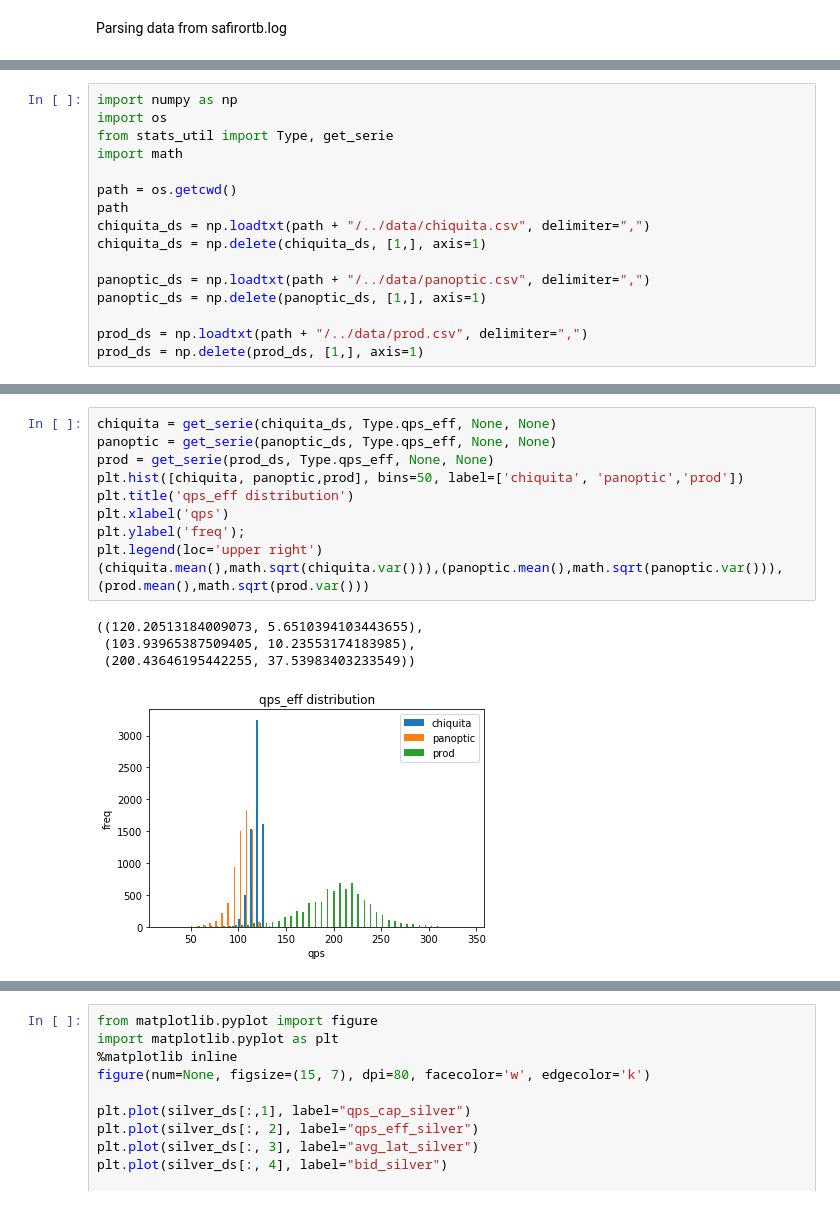
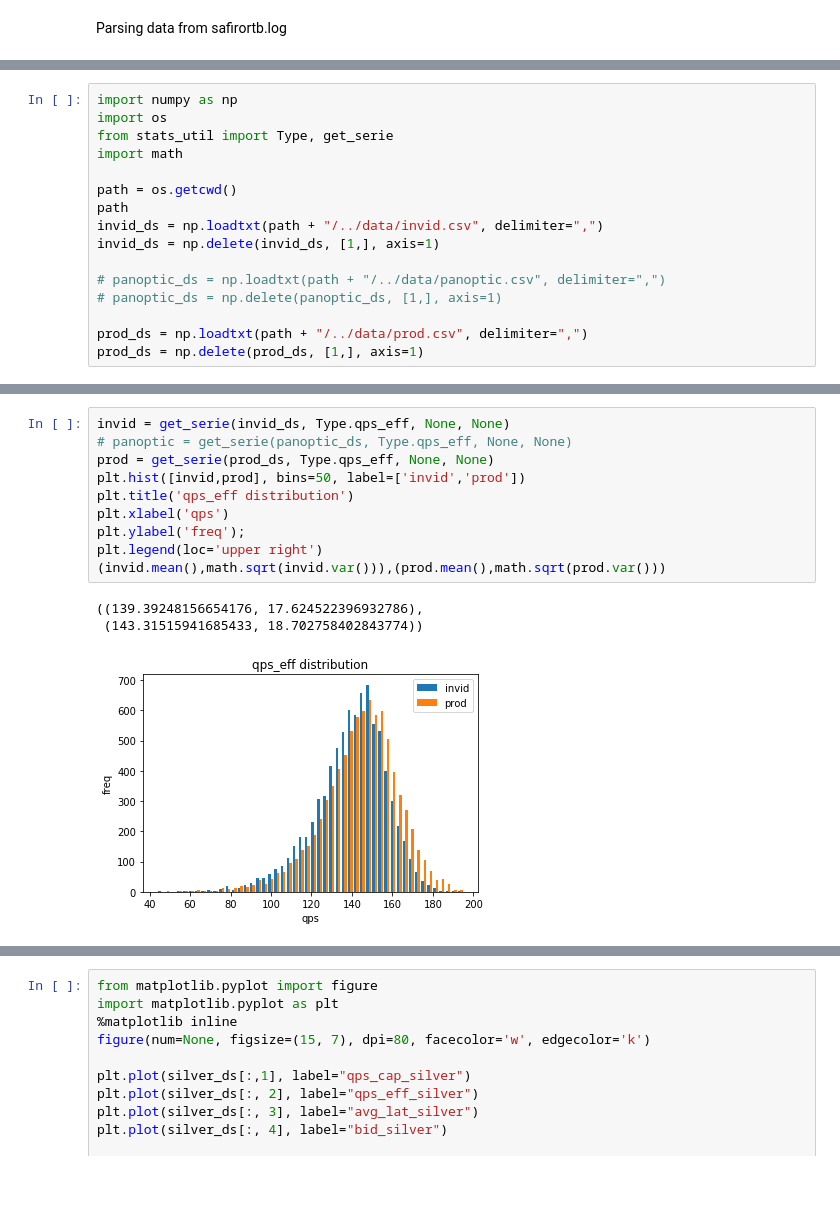
Before and after one commit to gmaggiotti/bidder-stats, a Jupyter notebook: src/ap_canaries.ipynb, the cells around one changed output, grey strips where cells are left out. Drawn from its saved outputs; the diff is of its cells as text.

```diff
--- a/src/ap_canaries.ipynb
+++ b/src/ap_canaries.ipynb
@@ -24,11 +23,11 @@ import math
 
 path = os.getcwd()
 path
-chiquita_ds = np.loadtxt(path + "/../data/chiquita.csv", delimiter=",")
-chiquita_ds = np.delete(chiquita_ds, [1,], axis=1)
+invid_ds = np.loadtxt(path + "/../data/invid.csv", delimiter=",")
+invid_ds = np.delete(invid_ds, [1,], axis=1)
 
-panoptic_ds = np.loadtxt(path + "/../data/panoptic.csv", delimiter=",")
-panoptic_ds = np.delete(panoptic_ds, [1,], axis=1)
+# panoptic_ds = np.loadtxt(path + "/../data/panoptic.csv", delimiter=",")
+# panoptic_ds = np.delete(panoptic_ds, [1,], axis=1)
 
 prod_ds = np.loadtxt(path + "/../data/prod.csv", delimiter=",")
 prod_ds = np.delete(prod_ds, [1,], axis=1)
@@ -56,16 +55,15 @@ plt.legend(loc='upper right')
 # %%
-chiquita = get_serie(chiquita_ds, Type.qps_eff, None, None)
-panoptic = get_serie(panoptic_ds, Type.qps_eff, None, None)
+invid = get_serie(invid_ds, Type.qps_eff, None, None)
+# panoptic = get_serie(panoptic_ds, Type.qps_eff, None, None)
 prod = get_serie(prod_ds, Type.qps_eff, None, None)
-plt.hist([chiquita, panoptic,prod], bins=50, label=['chiquita', 'panoptic','prod'])
+plt.hist([invid,prod], bins=50, label=['invid','prod'])
 plt.title('qps_eff distribution')
 plt.xlabel('qps')
 plt.ylabel('freq');
 plt.legend(loc='upper right')
-(chiquita.mean(),math.sqrt(chiquita.var())),(panoptic.mean(),math.sqrt(panoptic.var())),(prod.mean(),math.sqrt(prod.var()))
+(invid.mean(),math.sqrt(invid.var())),(prod.mean(),math.sqrt(prod.var()))
 # %% [output]
-((120.20513184009073, 5.6510394103443655),
- (103.93965387509405, 10.23553174183985),
- (200.43646195442255, 37.53983403233549))
+((139.39248156654176, 17.624522396932786),
+ (143.31515941685433, 18.702758402843774))
-[figure, old version]
+[figure, new version]
 # %%
```
Also changed, not shown: parts of 5 cells of this notebook, 3 other files.
